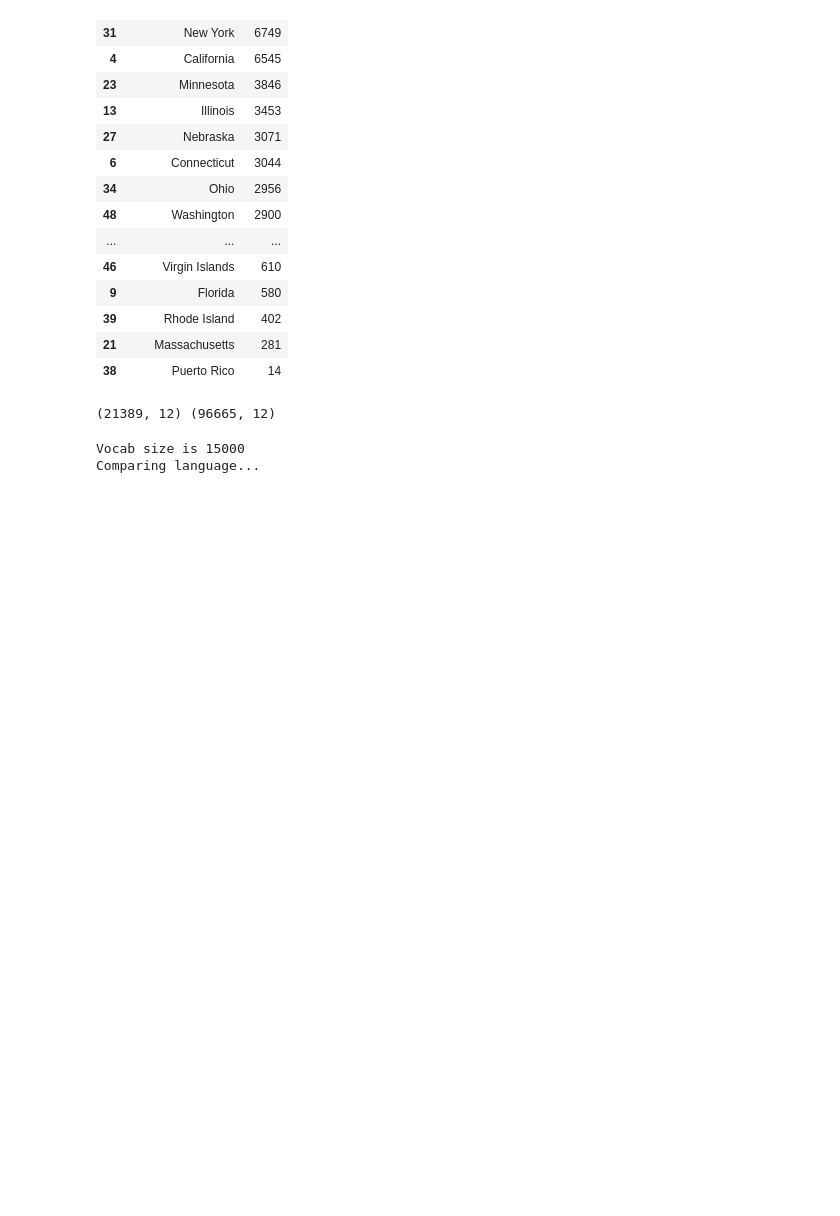
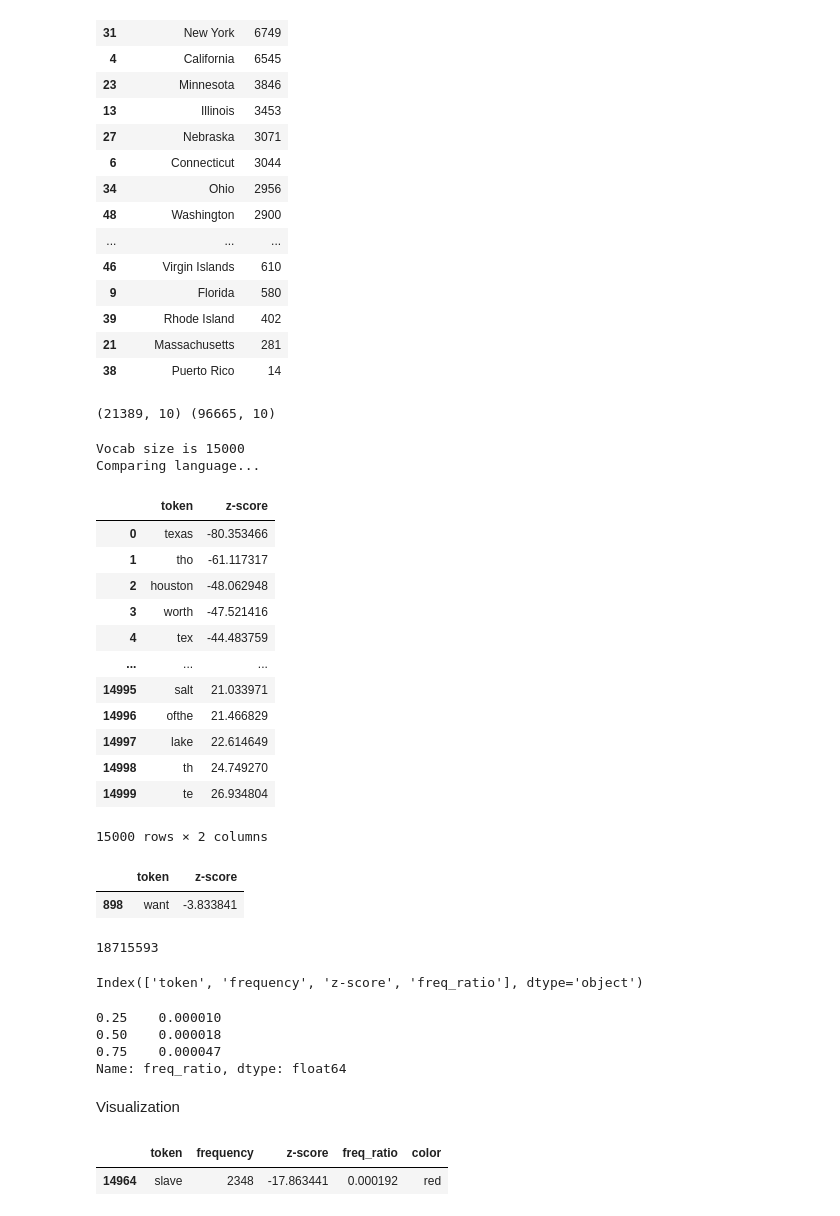
Before and after one commit to park-jay/coolie, a Jupyter notebook: log-odds.ipynb, the cells around one changed output. Drawn from its saved outputs; the diff is of its cells as text; code cells hidden in the pictures; blank space fills up the shorter version.

```diff
--- a/log-odds.ipynb
+++ b/log-odds.ipynb
@@ -10,3 +13,3 @@ from matplotlib import pyplot as plt
 # %%
 path='/Users/mstudio/Library/CloudStorage/Box-Box/coolie/sent/'
-df=pd.read_csv(path+'coolie-lemma-df.csv', converters={'state':literal_eval, 'context':literal_eval, 'city':literal_eval})
+df=pd.read_csv(path+'coolie-lemma-df-sent.csv', converters={'state':literal_eval, 'context':literal_eval, 'city':literal_eval, 'sent_token':literal_eval})
@@ -16,0 +16,2 @@ df.shape
+# %%
+df['sent_lemma']=df['sent_lemma'].astype(str)
@@ -48,9 +57,9 @@ rest=df[~df['state_str'].isin(south_states)]
 # %%
 print(south.shape, rest.shape)
 # %% [output]
-(21389, 12) (96665, 12)
+(21389, 10) (96665, 10)
 # %%
-language=bayes_compare_language(rest['lemma'], south['lemma'])
+language=bayes_compare_language(rest['sent_lemma'], south['sent_lemma'])
 # %% [output]
 Vocab size is 15000
 Comparing language...
@@ -60,0 +68,21 @@ language_words=word_tokenize(' '.join(df['lemma']))
+# %%
+language_z_df
+# %% [output]
+|  | token | z-score |
+| 0 | texas | -80.353466 |
+| 1 | tho | -61.117317 |
+| 2 | houston | -48.062948 |
+| 3 | worth | -47.521416 |
+| 4 | tex | -44.483759 |
+| ... | ... | ... |
+| 14995 | salt | 21.033971 |
+| 14996 | ofthe | 21.466829 |
+| 14997 | lake | 22.614649 |
+| 14998 | th | 24.749270 |
+| 14999 | te | 26.934804 |
+15000 rows × 2 columns
+# %%
+language_z_df[language_z_df['token']=='want']
+# %% [output]
+|  | token | z-score |
+| 898 | want | -3.833841 |
@@ -61,2 +91,6 @@ language_words=word_tokenize(' '.join(df['lemma']))
+# %%
+len([item for sublist in df['sent_token'] for item in sublist])
+# %% [output]
+18715593
 # %%
 frequency_language=defaultdict(int)
@@ -73,0 +112,13 @@ viz_df['freq_ratio']=viz_df['frequency']/viz_df['frequency'].sum()
+# %%
+viz_df.columns
+# %% [output]
+Index(['token', 'frequency', 'z-score', 'freq_ratio'], dtype='object')
+# %%
+viz_df['freq_ratio'].quantile([0.25, 0.5, 0.75])
+# %% [output]
+0.25    0.000010
+0.50    0.000018
+0.75    0.000047
+Name: freq_ratio, dtype: float64
+# %% [markdown]
+Visualization
@@ -73,0 +128,5 @@ viz_df['freq_ratio']=viz_df['frequency']/viz_df['frequency'].sum()
+# %%
+viz_df[viz_df['token']=='slave']
+# %% [output]
+|  | token | frequency | z-score | freq_ratio | color |
+| 14964 | slave | 2348 | -17.863441 | 0.000192 | red |
```
Also changed, not shown: parts of 26 cells of this notebook, 11 other files.
